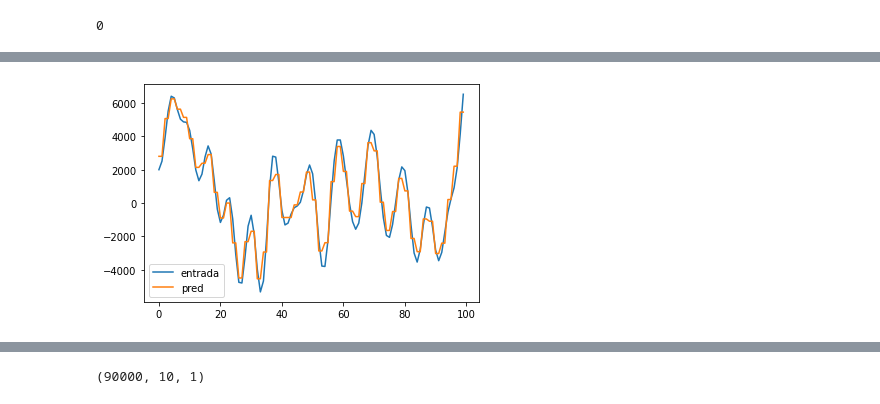
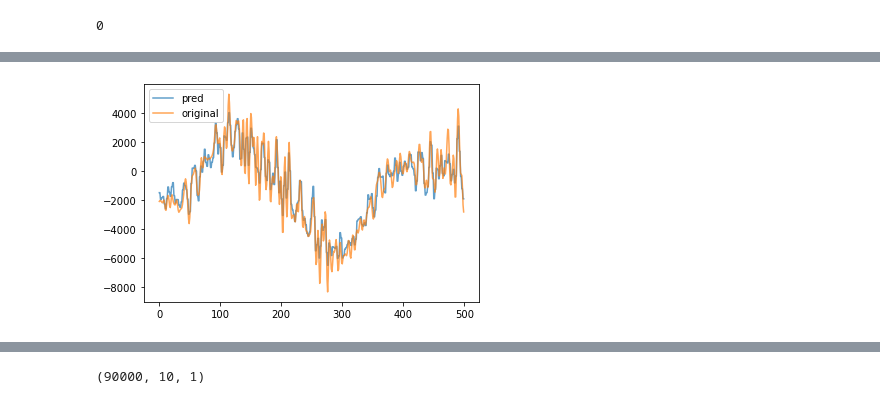
Before and after one commit to wesleygas/AudiorepML, a Jupyter notebook: convolucional.ipynb, the cells around one changed output, grey strips where cells are left out. Drawn from its saved outputs; the diff is of its cells as text; code cells hidden in the pictures.

```diff
--- a/convolucional.ipynb
+++ b/convolucional.ipynb
@@ -39 +32,4 @@ array([    0,  2052,  4097,  6126,  8130, 10103, 12036, 13921, 15752,
+# %%
+compressed_data = np.array(compressed_data[:,0].reshape(-1,1))
+original_data = np.array(original_data[:,0].reshape(-1,1))
 # %%
@@ -102,7 +63,7 @@ plt.show()
 # %%
-samplesize = 10
-clean_audio = original_data[:500000,0]
-dirty_audio = compressed_data[:500000,0]
+samplesize = 50
+clean_audio = original_data[:5000000]
+dirty_audio = compressed_data[:5000000]
 # %%
 def getSamplesFromFile(file, samplesize):
     n_chunks = len(file)//samplesize
@@ -136,4 +103,14 @@ output = keras.layers.Dense(1)(hidden4)
 model = keras.models.Model(inputs=[input_], outputs=[output])
+# %%
+input_ = keras.layers.Input(shape=X_train.shape[1:])
+
+
+lay = keras.layers.Flatten()(input_)
+lay = keras.layers.BatchNormalization()(lay)
+lay = keras.layers.Dropout(0.2)(lay)
+output = keras.layers.Dense(X_train.shape[1])(lay)
+
+model = keras.models.Model(inputs=[input_], outputs=[output])
 # %%
 model.summary()
 # %% [output]
@@ -160,6 +134,6 @@ _________________________________________________________________
 # %%
-model.compile(loss="mse", optimizer=keras.optimizers.Adam(lr=0.01), metrics=[last_time_step_mse])
-history = model.fit(X_train, Y_train, epochs=20, batch_size=32,
+model.compile(loss="mse", optimizer=keras.optimizers.Adam(lr=0.01))
+history = model.fit(X_train, Y_train, epochs=20, batch_size=256,
                     validation_data=(X_valid, Y_valid))
 # %% [output]
 Epoch 1/20
@@ -188,7 +172,7 @@ predicted.shape
 # %%
-plt.plot(X_valid[0:10].reshape(-1), label="entrada")
-plt.plot(predicted[0:10].reshape(-1), label="pred")
+plt.plot(predicted[0:10].reshape(-1), label="pred", alpha=.7)
+plt.plot(Y_valid[0:10].reshape(-1), label="original", alpha=.7)
 plt.legend()
 plt.show()
 # %% [output]
-[figure, old version]
+[figure, new version]
```
Also changed, not shown: parts of 33 cells of this notebook.
